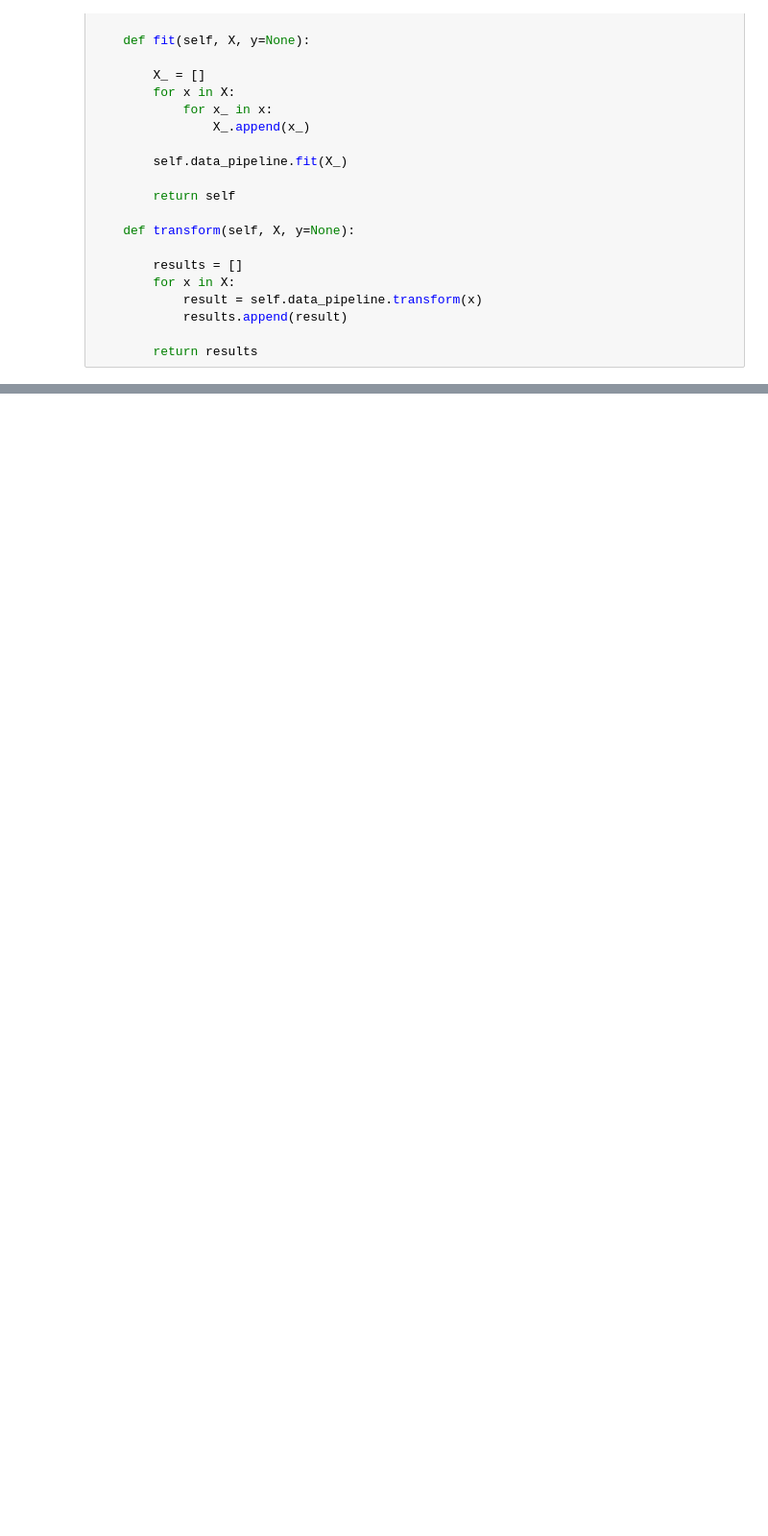
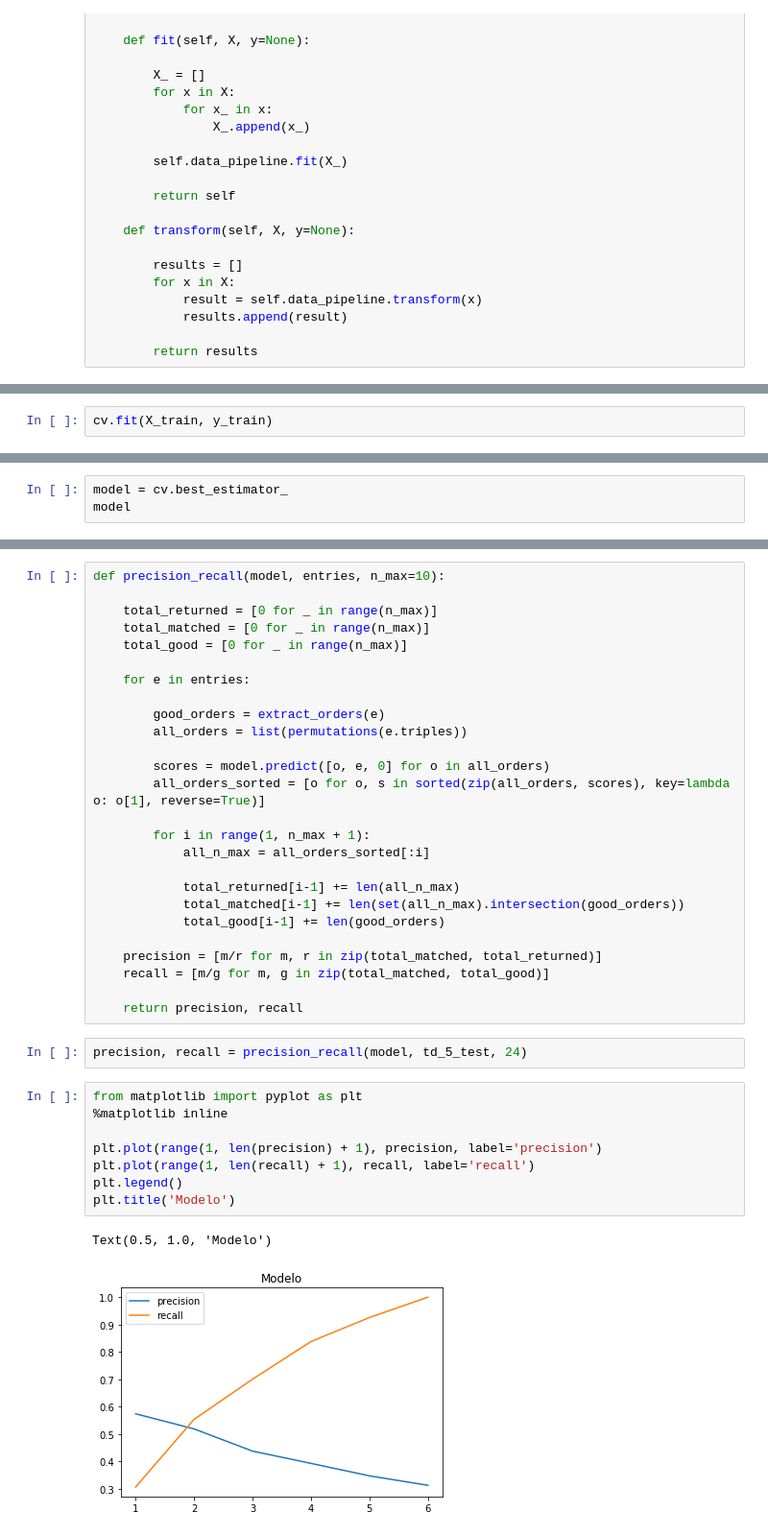
Before and after one commit to abevieiramota/masters, a Jupyter notebook: notebook/03 - Discourse Planning.ipynb, the cells around one changed output, grey strips where cells are left out. Shown at 96% size. Cells and saved outputs as stored; diff of their text form; blank space fills up the shorter version.

```diff
--- a/notebook/03 - Discourse Planning.ipynb
+++ b/notebook/03 - Discourse Planning.ipynb
@@ -440,0 +924,2 @@ array([0.92916667, 0.92854167, 0.92977183])
+# %%
+cv.fit(X_train, y_train)
@@ -440,0 +976,3 @@ array([0.92916667, 0.92854167, 0.92977183])
+# %%
+model = cv.best_estimator_
+model
@@ -440,0 +1081,39 @@ array([0.92916667, 0.92854167, 0.92977183])
+# %%
+def precision_recall(model, entries, n_max=10):
+
+    total_returned = [0 for _ in range(n_max)]
+    total_matched = [0 for _ in range(n_max)]
+    total_good = [0 for _ in range(n_max)]
+
+    for e in entries:
+
+        good_orders = extract_orders(e)
+        all_orders = list(permutations(e.triples))
+
+        scores = model.predict([o, e, 0] for o in all_orders)
+        all_orders_sorted = [o for o, s in sorted(zip(all_orders, scores), key=lambda o: o[1], reverse=True)]
+
+        for i in range(1, n_max + 1):
+            all_n_max = all_orders_sorted[:i]
+
+            total_returned[i-1] += len(all_n_max)
+            total_matched[i-1] += len(set(all_n_max).intersection(good_orders))
+            total_good[i-1] += len(good_orders)
+
+    precision = [m/r for m, r in zip(total_matched, total_returned)]
+    recall = [m/g for m, g in zip(total_matched, total_good)]
+
+    return precision, recall
+# %%
+precision, recall = precision_recall(model, td_5_test, 24)
+# %%
+from matplotlib import pyplot as plt
+%matplotlib inline
+
+plt.plot(range(1, len(precision) + 1), precision, label='precision')
+plt.plot(range(1, len(recall) + 1), recall, label='recall')
+plt.legend()
+plt.title('Modelo')
+# %% [output]
+Text(0.5, 1.0, 'Modelo')
+[figure, added]
```
Also changed, not shown: parts of 53 cells of this notebook, 7 other files.
